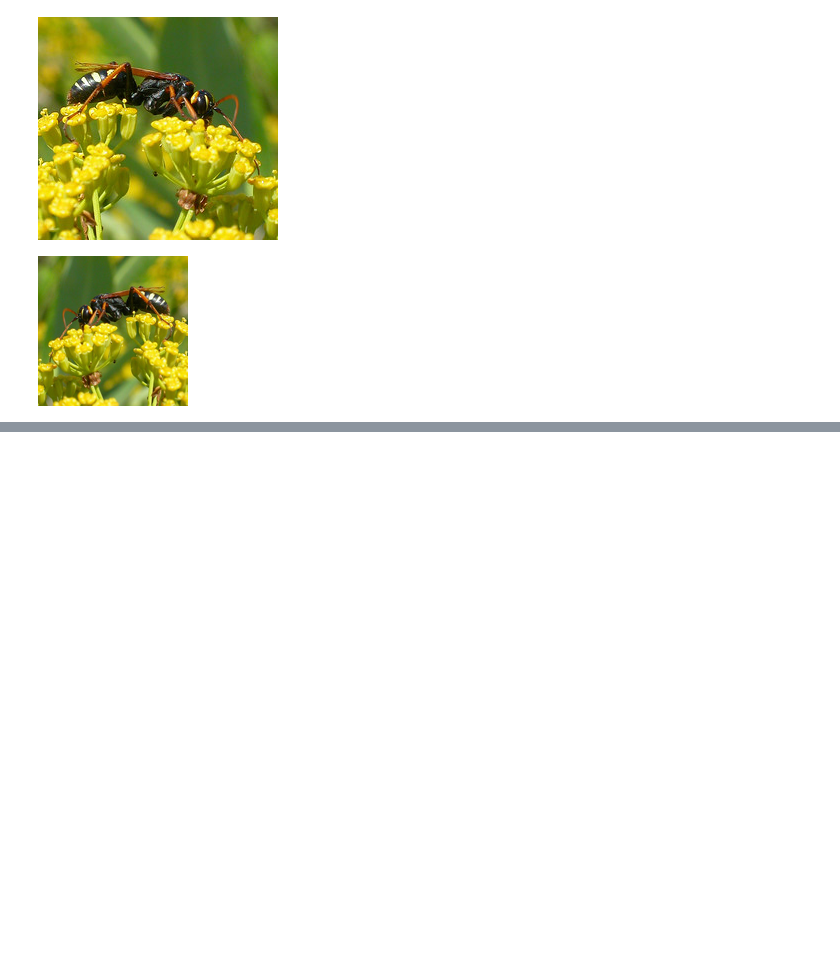
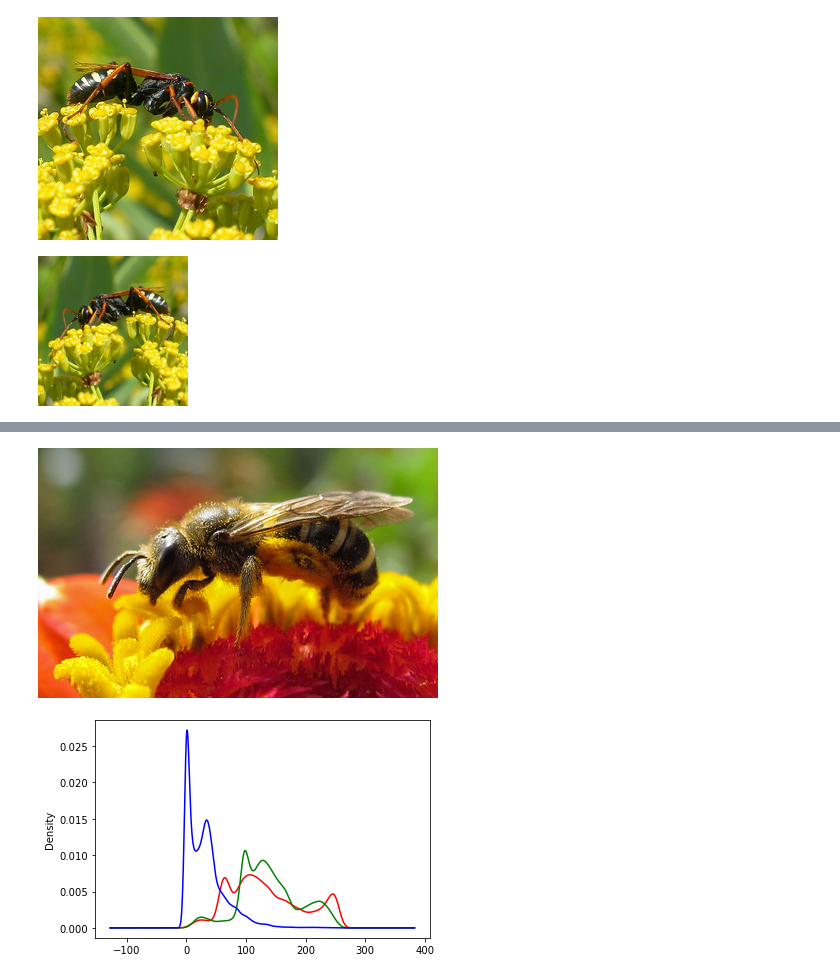
Before and after one commit to evaristocosta/beesVSwasps, a Jupyter notebook: Bees VS Wasps.ipynb, the cells around one changed output, grey strips where cells are left out. Cells and saved outputs as stored; diff of their text form; code cells hidden in the pictures; blank space fills up the shorter version.

```diff
--- a/Bees VS Wasps.ipynb
+++ b/Bees VS Wasps.ipynb
@@ -97,0 +174,15 @@ display(img_resized)
+# %%
+# Carregando imagem de abelha
+honey=Image.open('datasets/bee1/19861667933_3af6691cc8_w.jpg')
+
+# exibindo abelha
+display(honey)
+
+# NumPy array da abelha
+honey_data=np.array(honey)
+
+# plotando densidades da imagem da abelha
+plot_rgb(honey_data)
+# %% [output]
+[figure, added]
+[figure, added]
```
Also changed, not shown: parts of 46 cells of this notebook, 3 other files.
